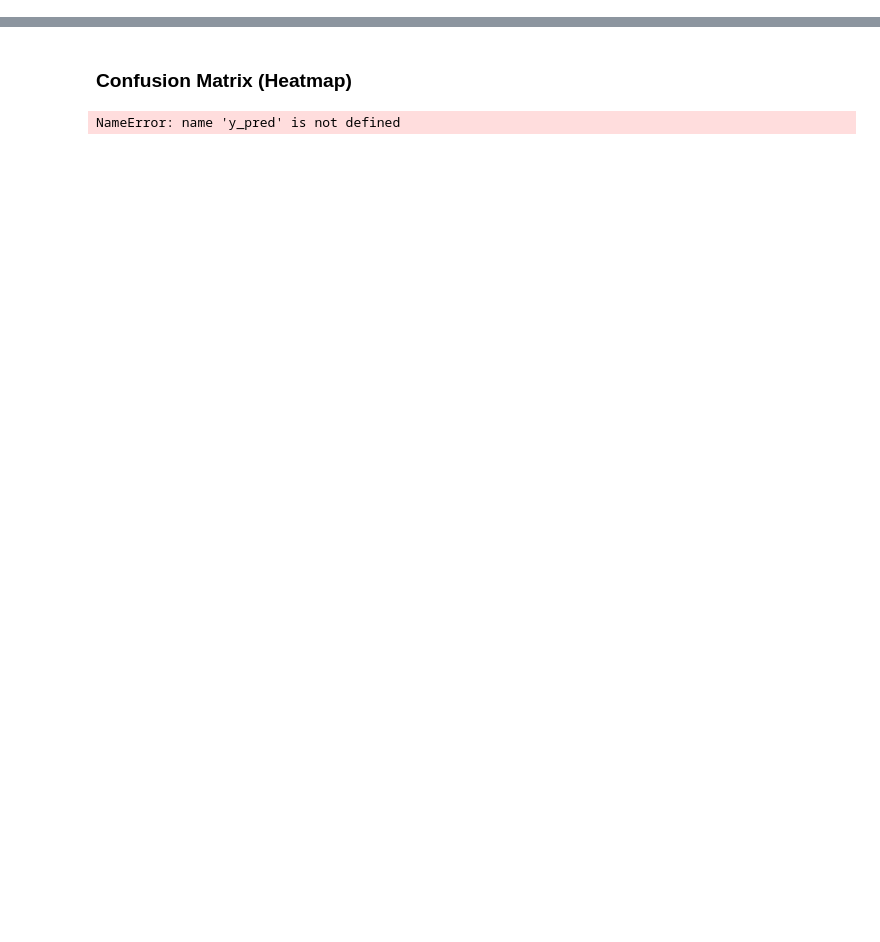
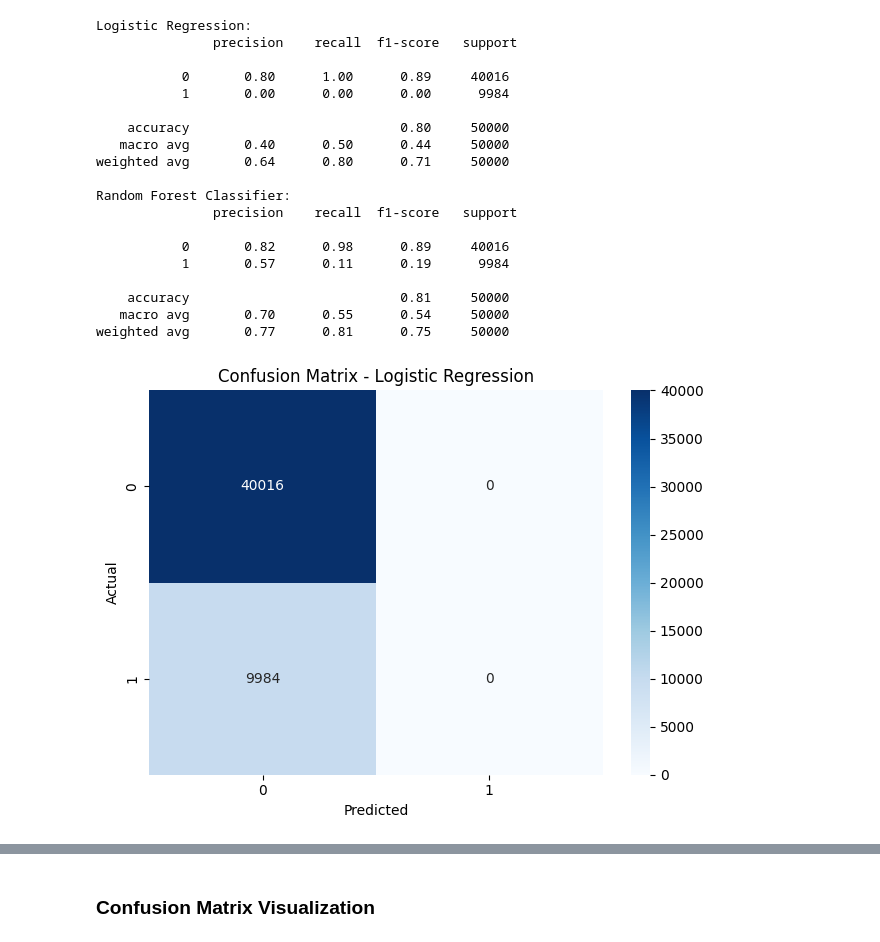
Before and after one commit to Tesfamariam100/customer-behavior-ecommerce, a Jupyter notebook: notebooks/module5_modeling.ipynb, the cells around one changed output, grey strips where cells are left out. Saved outputs shown, nothing was run; the diff lists cells and outputs as text; code cells hidden in the pictures; blank space fills up the shorter version.

```diff
--- a/notebooks/module5_modeling.ipynb
+++ b/notebooks/module5_modeling.ipynb
@@ -97,0 +65,14 @@ joblib.dump(pipeline, "C:/DataCapstone/customer-behavior-ecommerce/data/Processe
+# %%
+# Define Logistic Regression pipeline
+log_pipeline = Pipeline([
+    ('scaler', StandardScaler()),
+    ('model', LogisticRegression())
+])
+log_pipeline.fit(X_train, y_train)
+
+# Define Random Forest pipeline
+rf_pipeline = Pipeline([
+    ('scaler', StandardScaler()),
+    ('model', RandomForestClassifier(random_state=42))
+])
+rf_pipeline.fit(X_train, y_train)
@@ -97,0 +91,52 @@ joblib.dump(pipeline, "C:/DataCapstone/customer-behavior-ecommerce/data/Processe
+# %%
+from sklearn.metrics import accuracy_score, precision_score, recall_score, f1_score
+
+
+# Predictions
+log_pred = log_pipeline.predict(X_test)
+rf_pred = rf_pipeline.predict(X_test)
+
+# Classification Reports
+print("Logistic Regression:\n", classification_report(y_test, log_pred))
+print("Random Forest Classifier:\n", classification_report(y_test, rf_pred))
+
+# Confusion Matrix for Logistic Regression
+log_cm = confusion_matrix(y_test, log_pred)
+sns.heatmap(log_cm, annot=True, fmt='d', cmap='Blues')
+plt.title("Confusion Matrix - Logistic Regression")
+plt.xlabel("Predicted")
+plt.ylabel("Actual")
+plt.tight_layout()
+plt.savefig("C:/DataCapstone/customer-behavior-ecommerce/reports/confusion_matrix_logistic.png")
+plt.show()
+
+# Confusion Matrix for Random Forest
+rf_cm = confusion_matrix(y_test, rf_pred)
+sns.heatmap(rf_cm, annot=True, fmt='d', cmap='Greens')
+plt.title("Confusion Matrix - Random Forest")
+plt.xlabel("Predicted")
+plt.ylabel("Actual")
+plt.tight_layout()
+plt.savefig("C:/DataCapstone/customer-behavior-ecommerce/reports/confusion_matrix_rf.png")
+plt.show()
+# %% [output]
+Logistic Regression:
+               precision    recall  f1-score   support
+
+           0       0.80      1.00      0.89     40016
+           1       0.00      0.00      0.00      9984
+
+    accuracy                           0.80     50000
+   macro avg       0.40      0.50      0.44     50000
+weighted avg       0.64      0.80      0.71     50000
+
+Random Forest Classifier:
+               precision    recall  f1-score   support
+
+           0       0.82      0.98      0.89     40016
+           1       0.57      0.11      0.19      9984
+
+    accuracy                           0.81     50000
+   macro avg       0.70      0.55      0.54     50000
+weighted avg       0.77      0.81      0.75     50000
+[figure, added]
@@ -98,14 +144,2 @@ joblib.dump(pipeline, "C:/DataCapstone/customer-behavior-ecommerce/data/Processe
 # %% [markdown]
-### Confusion Matrix (Heatmap)
+### Confusion Matrix Visualization
-# %%
-from sklearn.metrics import confusion_matrix, ConfusionMatrixDisplay
-import matplotlib.pyplot as plt
-
-# Compute and plot confusion matrix
-cm = confusion_matrix(y_test, y_pred)
-disp = ConfusionMatrixDisplay(confusion_matrix=cm, display_labels=["Retain", "Churn"])
-disp.plot(cmap='Blues')
-plt.title("Confusion Matrix")
-plt.show()
-# %% [output]
-NameError: name 'y_pred' is not defined
```
Also changed, not shown: parts of 29 cells of this notebook, 8 other files.
